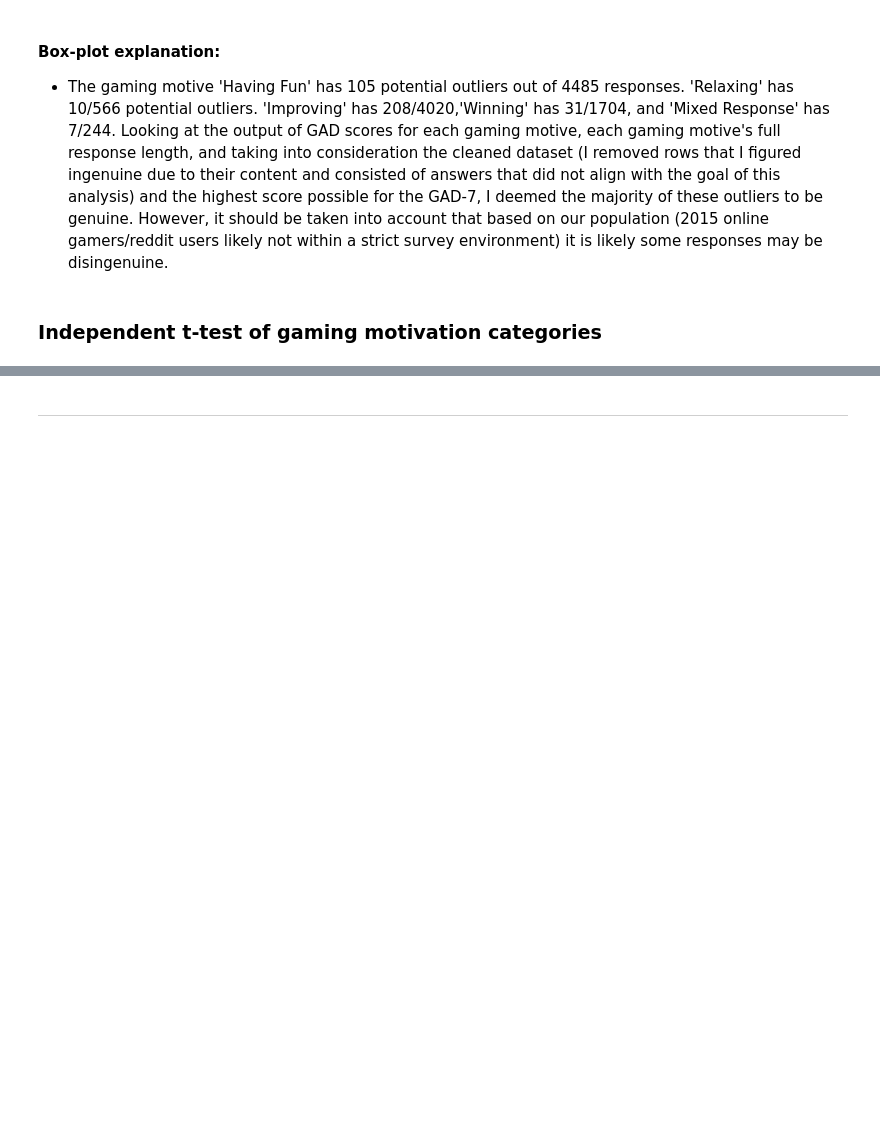
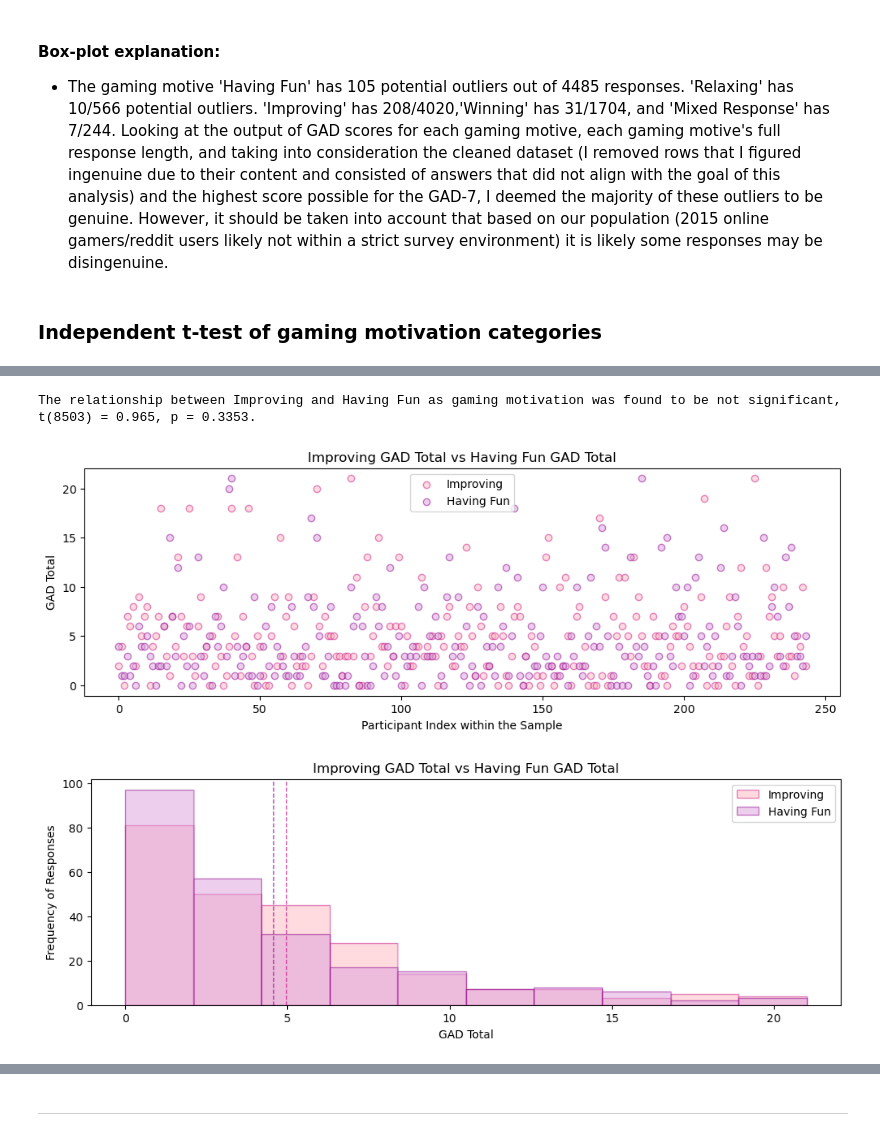
Before and after one commit to ComfyKoala/Project_1_Group_1, a Jupyter notebook: final_analysis/final_analysis.ipynb, the cells around one changed output, grey strips where cells are left out. Cells and saved outputs as stored; diff of their text form; code cells hidden in the pictures; blank space fills up the shorter version.

```diff
--- a/final_analysis/final_analysis.ipynb
+++ b/final_analysis/final_analysis.ipynb
@@ -976,2 +1009,9 @@ The relationship between Winning and Relaxing as gaming motivation was found to
+# %%
+#creating independent t-test between having fun and improving to finish the spectrum
+ttestdata(improve_pop, fun_pop, "Improving", "Having Fun", improve_color, fun_color, improve_edgec, fun_edgec, "ImprovFun")
+# %% [output]
+The relationship between Improving and Having Fun as gaming motivation was found to be not significant, t(8503) = 0.965, p = 0.3353.
+[figure, added]
+[figure, added]
 # %% [markdown]
 #### Independent t-tests explanation/analysis:
```
Also changed, not shown: parts of 17 cells of this notebook, 8 other files.
